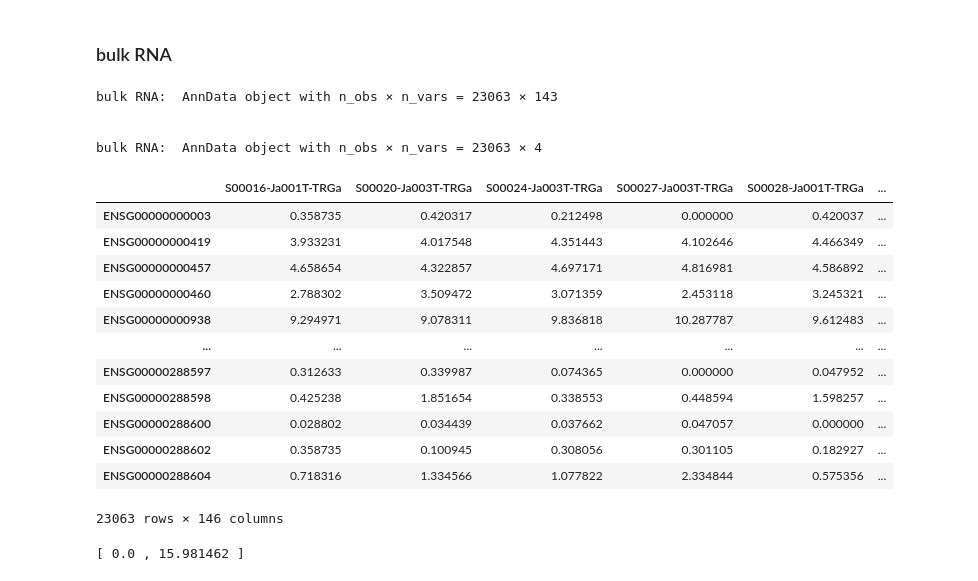
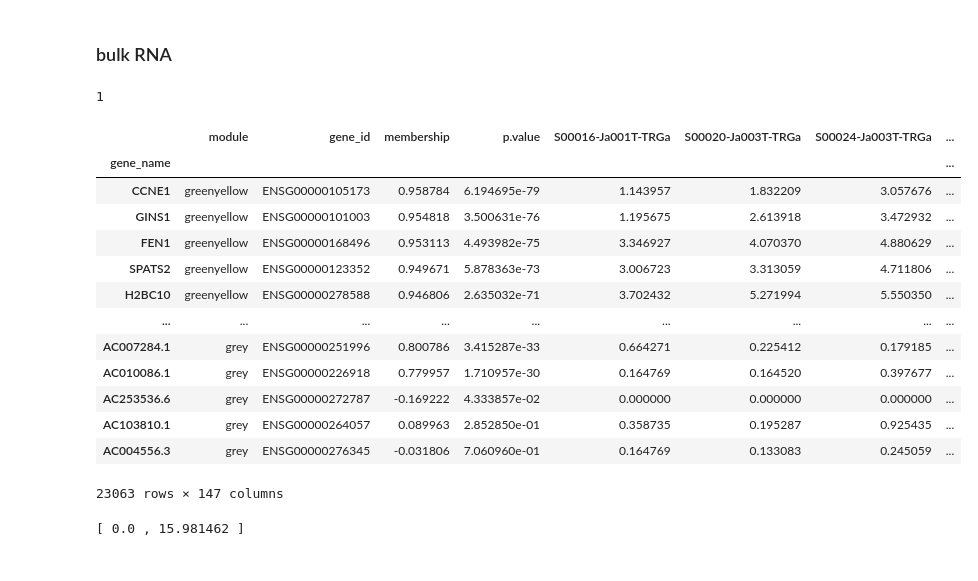
Before and after one commit to theislab/integraph, a Jupyter notebook: notebooks/data.ipynb, the cells around one changed output. Drawn from its saved outputs; the diff is of its cells as text; code cells hidden in the pictures.

```diff
--- a/notebooks/data.ipynb
+++ b/notebooks/data.ipynb
@@ -54,0 +60,13 @@ def read(file_name, dtype, sheet = None, data_type = float):
+# %%
+# Read complementary data
+all_proteins = pd.read_csv(os.path.join(complementary, "all_proteins_V1.txt"), sep= "	")
+COMBAT_CLINVAR_for_processed = pd.read_csv(os.path.join(complementary, "COMBAT_CLINVAR_for_processed.txt"), sep= "	")
+
+# Module data for subsetting bulks
+bulk_genes_membership = pd.read_csv(os.path.join(complementary, "bulk_genes_membership.tsv"), sep= "\t")
+membership_all_celltypes = pd.read_csv(os.path.join(complementary, "membership_all_celltypes.tsv"), sep= "\t")
+
+# Label harmonization files
+cite_cells = pd.read_csv(os.path.join(complementary, "cite_cells.csv"))
+cytof_cells_harmonised = pd.read_csv(os.path.join(complementary, "cytof_cells_harmonised.csv"), sep=';')
+cytof_cells = pd.read_csv(os.path.join(complementary, "cytof_cells.csv"))
@@ -172,30 +232,38 @@ df_scRNA.to_excel(os.path.join(out_path,"stats/single/summary_scRNA.xlsx") )
 # %% [markdown]
 ### bulk RNA
-# %%
-bulk_RNA = read("Logcpm_143_23063", "txt")
-print("bulk RNA: ", bulk_RNA, "\n\n") # Note that here featres are rows
-
-bulk_RNA2 = read("module.gene.membership", "tsv", data_type=str)
-print("bulk RNA: ", bulk_RNA2, "\n\n") # Maps gene_ids to gene_names
-
-bulkRNA_joined = bulk_RNA.to_df().join(bulk_RNA2.to_df().set_index("gene_id")) # Join the two data frames based on "gene_id"
-bulkRNA_joined
-# %% [output]
-bulk RNA:  AnnData object with n_obs × n_vars = 23063 × 143
-
-
-bulk RNA:  AnnData object with n_obs × n_vars = 23063 × 4
-|  | S00016-Ja001T-TRGa | S00020-Ja003T-TRGa | S00024-Ja003T-TRGa | S00027-Ja003T-TRGa | S00028-Ja001T-TRGa | ... |
-| ENSG00000000003 | 0.358735 | 0.420317 | 0.212498 | 0.000000 | 0.420037 | ... |
-| ENSG00000000419 | 3.933231 | 4.017548 | 4.351443 | 4.102646 | 4.466349 | ... |
-| ENSG00000000457 | 4.658654 | 4.322857 | 4.697171 | 4.816981 | 4.586892 | ... |
-| ENSG00000000460 | 2.788302 | 3.509472 | 3.071359 | 2.453118 | 3.245321 | ... |
-| ENSG00000000938 | 9.294971 | 9.078311 | 9.836818 | 10.287787 | 9.612483 | ... |
-| ... | ... | ... | ... | ... | ... | ... |
-| ENSG00000288597 | 0.312633 | 0.339987 | 0.074365 | 0.000000 | 0.047952 | ... |
-| ENSG00000288598 | 0.425238 | 1.851654 | 0.338553 | 0.448594 | 1.598257 | ... |
-| ENSG00000288600 | 0.028802 | 0.034439 | 0.037662 | 0.047057 | 0.000000 | ... |
-| ENSG00000288602 | 0.358735 | 0.100945 | 0.308056 | 0.301105 | 0.182927 | ... |
-| ENSG00000288604 | 0.718316 | 1.334566 | 1.077822 | 2.334844 | 0.575356 | ... |
-23063 rows × 146 columns
+# %%
+bulkRNA = pd.read_csv(os.path.join(raw, "bulkRna.txt"), sep= "	")  # Note that here featres are rows
+bulkRNA = bulk_genes_membership.join(bulkRNA, on="gene_id", how = "left")  # Join the two data frames based on "gene_id"
+bulkRNA.set_index("gene_name", inplace=True)
+
+if not os.path.exists(os.path.join(preprocessed,"bulkRNA_pp.h5ad")):
+    bulkRNA_ad  = ad.AnnData(bulkRNA.iloc[:,4:].T)
+    bulkRNA_ad.obs["COMBAT_ID"] = [n.split("-")[0] for n in bulkRNA_ad.obs_names]
+    bulkRNA_ad.obs["PID"] = bulkRNA_ad.obs_names
+    bulkRNA_ad.var["gene_id"] = bulkRNA["gene_id"]
+    bulkRNA_ad.var["gene_name"] = bulkRNA_ad.var_names
+    bulkRNA_ad.var["module"] = bulkRNA["module"]
+
+    bulkRNA_ad.write_h5ad(os.path.join(preprocessed,"bulkRNA_pp.h5ad"))
+
+else:
+    bulkRNA_ad = ad.read_h5ad(os.path.join(preprocessed,"bulkRNA_pp.h5ad"))
+
+bulkRNA
+# %% [output]
+1
+|  | module | gene_id | membership | p.value | S00016-Ja001T-TRGa | S00020-Ja003T-TRGa | S00024-Ja003T-TRGa | ... |
+| gene_name |  |  |  |  |  |  |  | ... |
+| CCNE1 | greenyellow | ENSG00000105173 | 0.958784 | 6.194695e-79 | 1.143957 | 1.832209 | 3.057676 | ... |
+| GINS1 | greenyellow | ENSG00000101003 | 0.954818 | 3.500631e-76 | 1.195675 | 2.613918 | 3.472932 | ... |
+| FEN1 | greenyellow | ENSG00000168496 | 0.953113 | 4.493982e-75 | 3.346927 | 4.070370 | 4.880629 | ... |
+| SPATS2 | greenyellow | ENSG00000123352 | 0.949671 | 5.878363e-73 | 3.006723 | 3.313059 | 4.711806 | ... |
+| H2BC10 | greenyellow | ENSG00000278588 | 0.946806 | 2.635032e-71 | 3.702432 | 5.271994 | 5.550350 | ... |
+| ... | ... | ... | ... | ... | ... | ... | ... | ... |
+| AC007284.1 | grey | ENSG00000251996 | 0.800786 | 3.415287e-33 | 0.664271 | 0.225412 | 0.179185 | ... |
+| AC010086.1 | grey | ENSG00000226918 | 0.779957 | 1.710957e-30 | 0.164769 | 0.164520 | 0.397677 | ... |
+| AC253536.6 | grey | ENSG00000272787 | -0.169222 | 4.333857e-02 | 0.000000 | 0.000000 | 0.000000 | ... |
+| AC103810.1 | grey | ENSG00000264057 | 0.089963 | 2.852850e-01 | 0.358735 | 0.195287 | 0.925435 | ... |
+| AC004556.3 | grey | ENSG00000276345 | -0.031806 | 7.060960e-01 | 0.164769 | 0.133083 | 0.245059 | ... |
+23063 rows × 147 columns
 # %%
```
Also changed, not shown: parts of 64 cells of this notebook, 2 other files.
